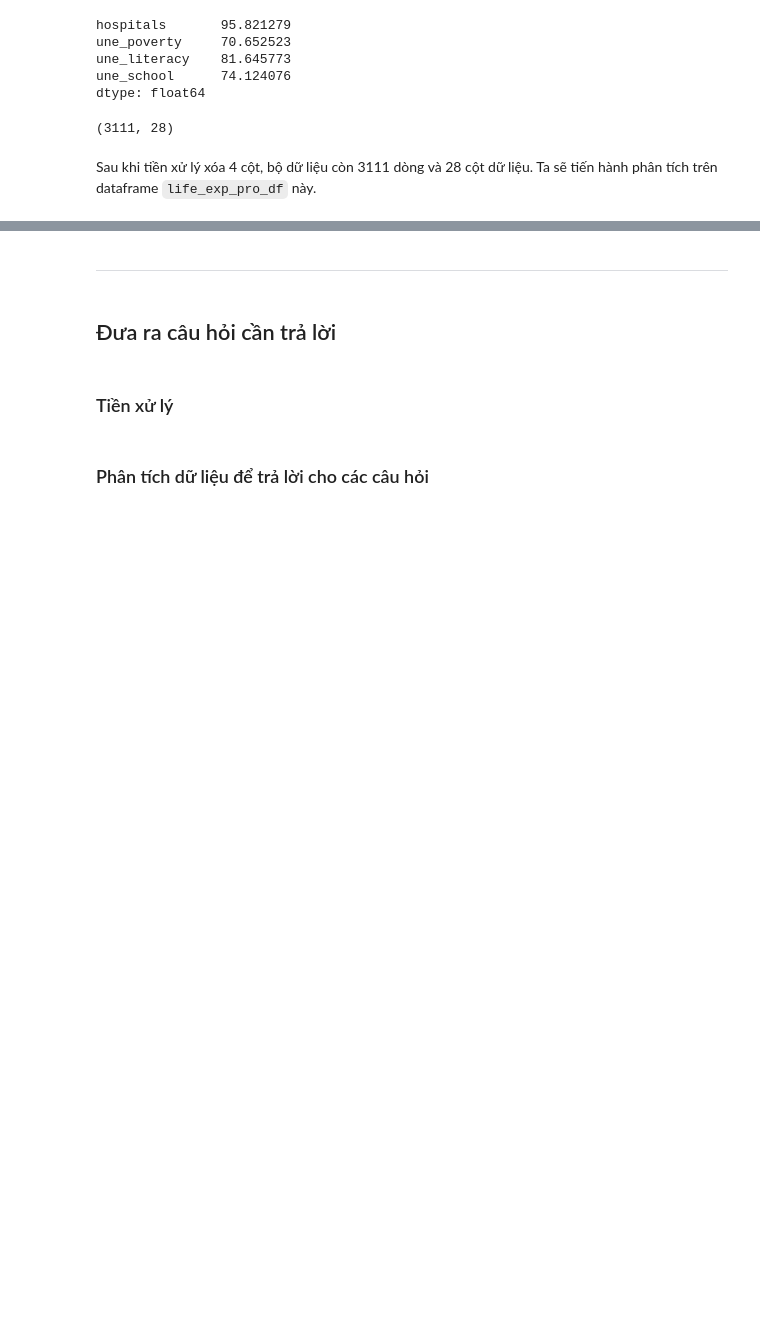
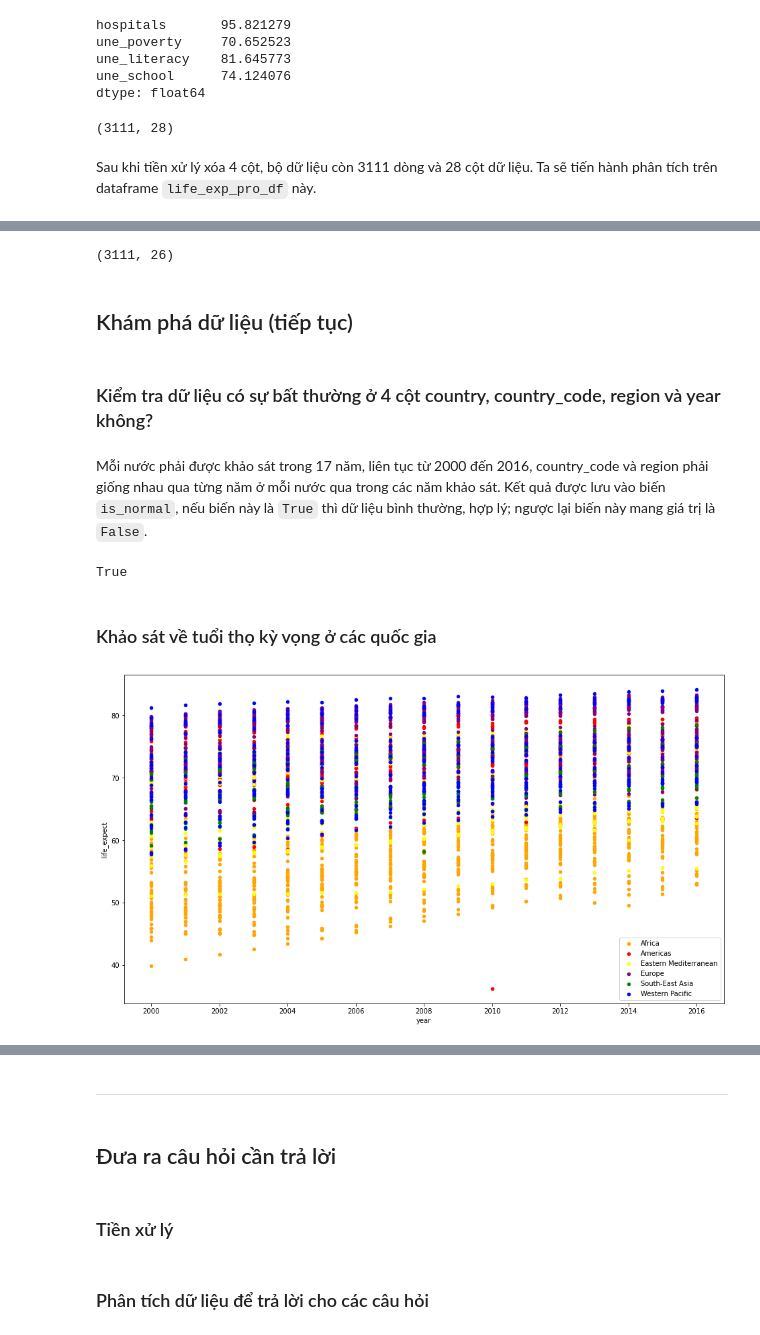
Before and after one commit to tronglocbrvt/FinalProject-P4DS, a Jupyter notebook: 18120197_19120068.ipynb, the cells around one changed output, grey strips where cells are left out. Saved outputs shown, nothing was run; the diff lists cells and outputs as text; code cells hidden in the pictures; blank space fills up the shorter version.

```diff
--- a/18120197_19120068.ipynb
+++ b/18120197_19120068.ipynb
@@ -242,0 +330,43 @@ Sau khi tiền xử lý xóa 4 cột, bộ dữ liệu còn 3111 dòng và 28 c
+# %%
+life_exp_pro_df = life_exp_pro_df.drop(columns=['infant_mort','gni_capita'])
+life_exp_pro_df.shape
+# %% [output]
+(3111, 26)
+# %% [markdown]
+## Khám phá dữ liệu (tiếp tục)
+# %% [markdown]
+### Kiểm tra dữ liệu có sự bất thường ở 4 cột country, country_code, region và year không?
+# %% [markdown]
+Mỗi nước phải được khảo sát trong 17 năm, liên tục từ 2000 đến 2016, country_code và region phải giống nhau qua từng năm ở mỗi nước qua trong các năm khảo sát. Kết quả được lưu vào biến `is_normal`, nếu biến này là `True` thì dữ liệu bình thường, hợp lý; ngược lại biến này mang giá trị là `False`.
+# %%
+values, counts = np.unique(life_exp_pro_df.groupby(['country', 'country_code', 'region']).size().values, \
+                           return_counts=True)
+
+max_year = life_exp_pro_df['year'].max()
+min_year = life_exp_pro_df['year'].min()
+
+num_countries = life_exp_pro_df['country'].nunique()
+
+if len(values) == 1 and len(counts) == 1 \
+    and values[0] == max_year - min_year + 1 and counts[0] == num_countries:
+    is_normal = True
+else:
+    is_normal = False
+
+is_normal
+# %% [output]
+True
+# %% [markdown]
+### Khảo sát về tuổi thọ kỳ vọng ở các quốc gia
+# %%
+fig, ax = plt.subplots(figsize=(16, 9))
+
+cdict = {'Africa': 'orange', 'Americas': 'red', 'Western Pacific': 'blue', \
+         'South-East Asia': 'green', 'Europe': 'purple', 'Eastern Mediterranean':'yellow'}
+
+grouped = life_exp_pro_df.groupby('region')
+for key, group in grouped:
+    group.plot(ax=ax, kind='scatter', x='year', y='life_expect', label=key, color=cdict[key])
+plt.show()
+# %% [output]
+[figure, added]
```
Also changed, not shown: parts of 28 cells of this notebook.
